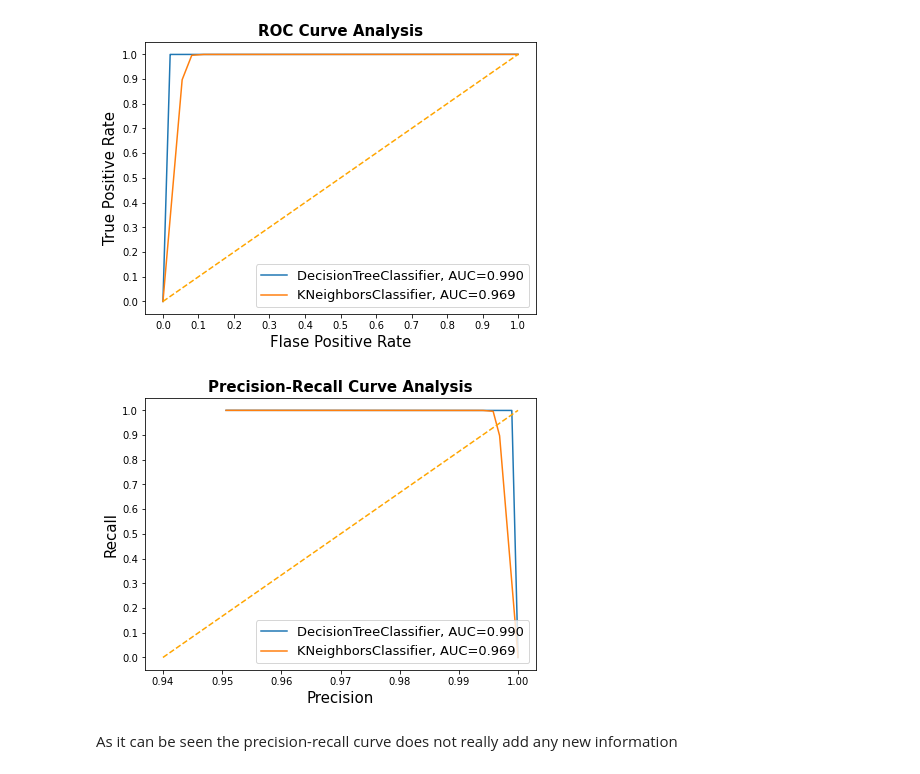
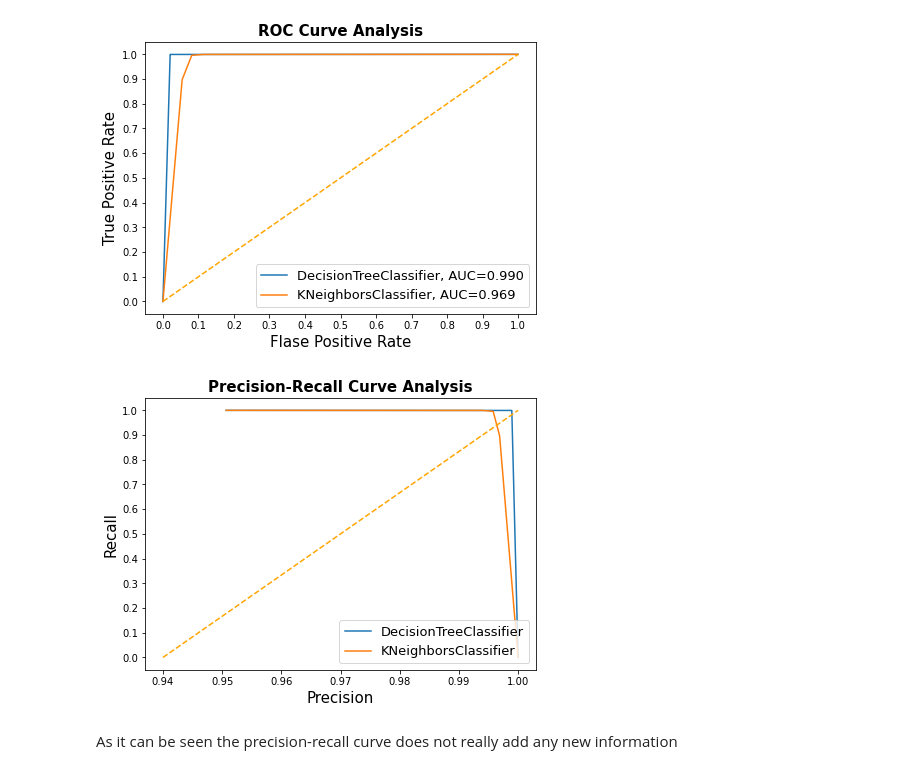
Before and after one commit to lacibacsi/data_science_assignment_3, a Jupyter notebook: Assessment3_playground.ipynb, the cells around one changed output. Drawn from its saved outputs; the diff is of its cells as text; code cells hidden in the pictures.

```diff
--- a/Assessment3_playground.ipynb
+++ b/Assessment3_playground.ipynb
@@ -1499,25 +1508,25 @@ plt.show()
 # %%
 fig = plt.figure(figsize=(7,5))
 
 for i in result_table.index:
     plt.plot(result_table.loc[i]['prec'],
              result_table.loc[i]['recall'],
-             label="{}, AUC={:.3f}".format(i, result_table.loc[i]['auc']))
+             label=f'{i}')
 
 plt.plot([0.94,1], [0,1], color='orange', linestyle='--')
 
 plt.xticks(np.arange(0.94, 1.0, step=0.01))
 plt.xlabel("Precision", fontsize=15)
 
 plt.yticks(np.arange(0.0, 1.1, step=0.1))
 plt.ylabel("Recall", fontsize=15)
 
 plt.title('Precision-Recall Curve Analysis', fontweight='bold', fontsize=15)
 plt.legend(prop={'size':13}, loc='lower right')
 
 plt.show()
 # %% [output]
-[figure, old version]
+[figure, new version]
 # %% [markdown]
 As it can be seen the precision-recall curve does not really add any new information
 # %% [markdown]
```
Also changed, not shown: parts of 18 cells of this notebook.
